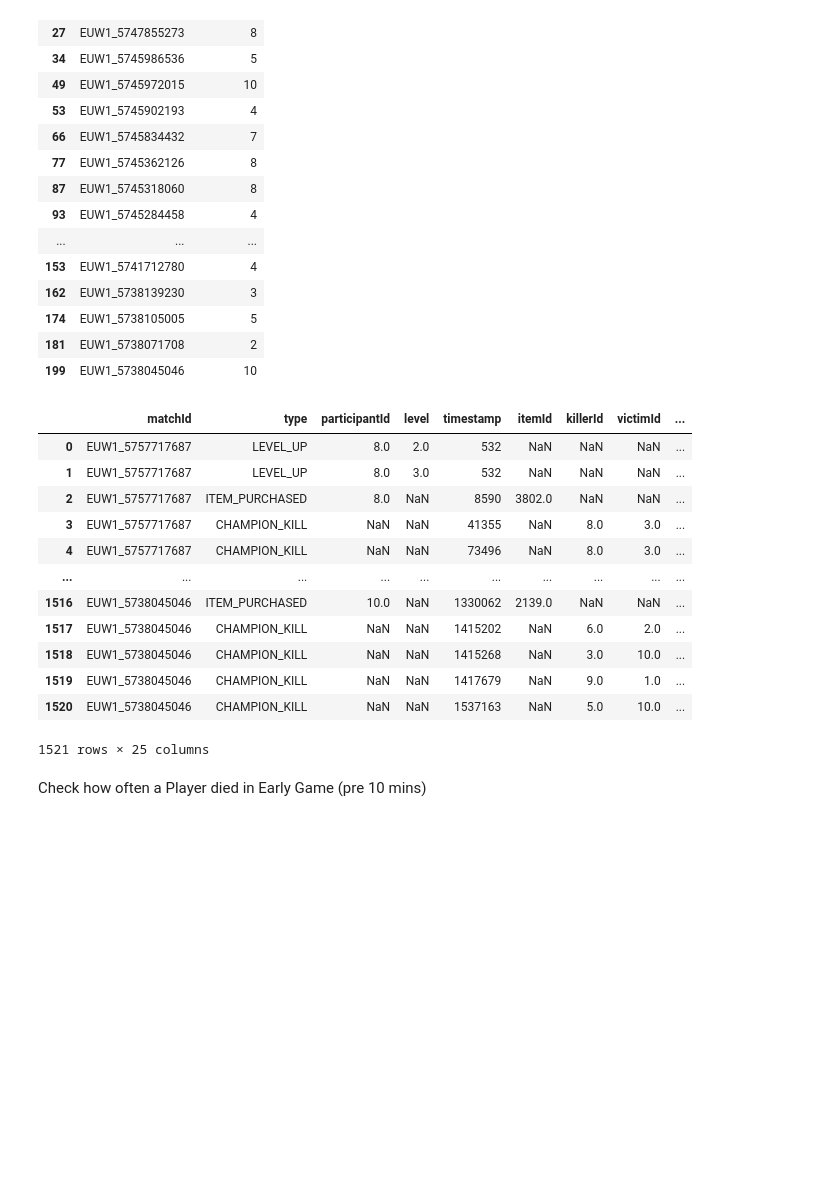
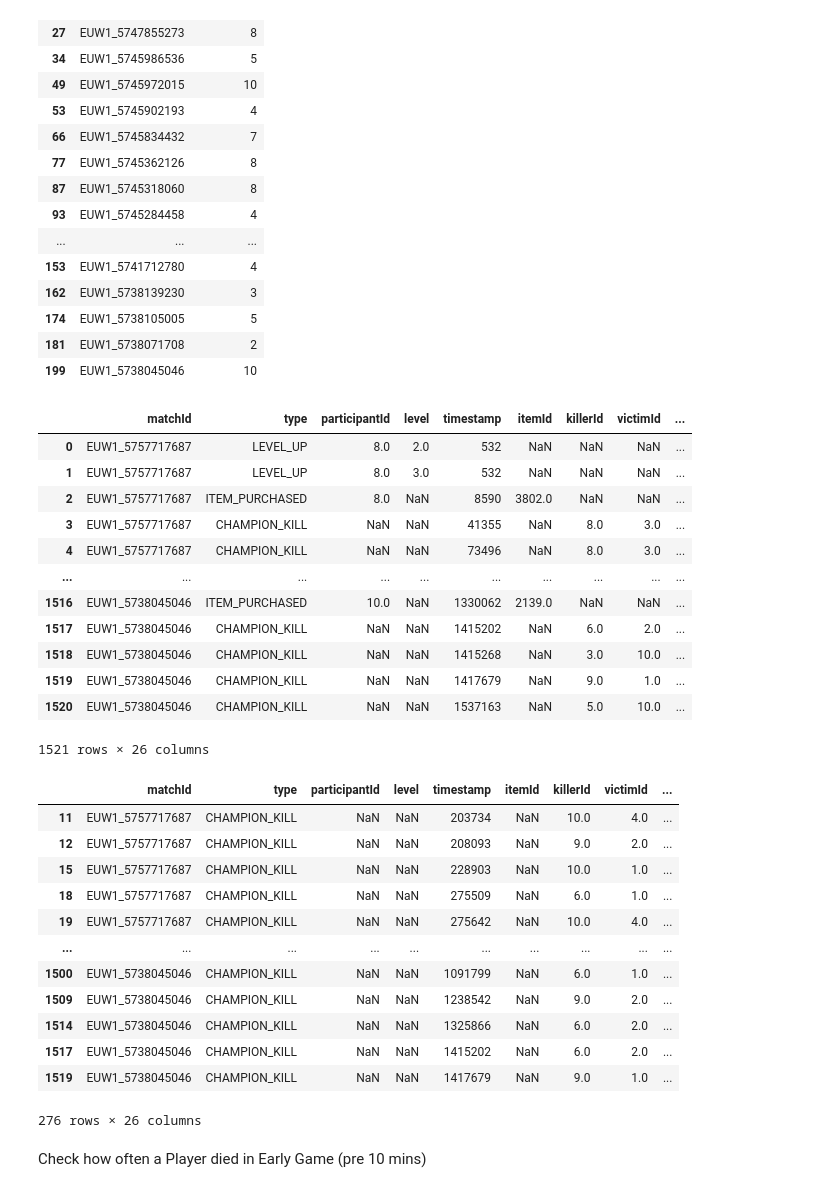
Before and after one commit to raz1x/Project_RiotAPI, a Jupyter notebook: riot.ipynb, the cells around one changed output. Cells and saved outputs as stored; diff of their text form; code cells hidden in the pictures; blank space fills up the shorter version.

Commit message:
add checkAssist method

```diff
--- a/riot.ipynb
+++ b/riot.ipynb
@@ -196,3 +170,5 @@ participantsDf.loc[(participantsDf["participant"] == 10) & (participantsDf["matc
+# %%
+matchTimelineDf["assistingParticipantIds"] = [ [] if x is np.NaN else x for x in matchTimelineDf["assistingParticipantIds"]]
 # %%
 def getSummonerName(row, type):
     matchId = row["matchId"]
@@ -255,5 +231,14 @@ def getChampionName(row, type):
     elif type == "assist":
         pass
         #todo
+
+def checkAssist(row, name):
+    matchId = row["matchId"]
+    if row["assistingParticipantIds"]:
+        assistingParticipants = row["assistingParticipantIds"]
+        for i in range(len(assistingParticipants)):
+            if participantsDf.loc[(participantsDf["participant"] == assistingParticipants[i]) & (participantsDf["matchId"] == matchId)]["summonerName"].values[0] == name:
+                return True
+    return False
 # %%
 # matchTimelineDf.apply(lambda row: getSummonerName(row, "participant"), axis=1)
@@ -279,6 +265,7 @@ matchTimelineDf["killerName"] = matchTimelineDf.apply(lambda row: getSummonerNam
 matchTimelineDf["killerChampion"] = matchTimelineDf.apply(lambda row: getChampionName(row, "killer"), axis=1)
 matchTimelineDf["victimName"] = matchTimelineDf.apply(lambda row: getSummonerName(row, "victim"), axis=1)
 matchTimelineDf["victimChampion"] = matchTimelineDf.apply(lambda row: getChampionName(row, "victim"), axis=1)
+matchTimelineDf["kelodyAssist"] = matchTimelineDf.apply(lambda row: checkAssist(row, "Kelody"), axis = 1)
 # %%
 matchTimelineDf
 # %% [output]
@@ -345,7 +332,23 @@ kelodyEventsDf
 | 1518 | EUW1_5738045046 | CHAMPION_KILL | NaN | NaN | 1415268 | NaN | 3.0 | 10.0 | ... |
 | 1519 | EUW1_5738045046 | CHAMPION_KILL | NaN | NaN | 1417679 | NaN | 9.0 | 1.0 | ... |
 | 1520 | EUW1_5738045046 | CHAMPION_KILL | NaN | NaN | 1537163 | NaN | 5.0 | 10.0 | ... |
-1521 rows × 25 columns
+1521 rows × 26 columns
+# %%
+kelodyEventsDf[kelodyEventsDf["kelodyAssist"] == True]
+# %% [output]
+|  | matchId | type | participantId | level | timestamp | itemId | killerId | victimId | ... |
+| 11 | EUW1_5757717687 | CHAMPION_KILL | NaN | NaN | 203734 | NaN | 10.0 | 4.0 | ... |
+| 12 | EUW1_5757717687 | CHAMPION_KILL | NaN | NaN | 208093 | NaN | 9.0 | 2.0 | ... |
+| 15 | EUW1_5757717687 | CHAMPION_KILL | NaN | NaN | 228903 | NaN | 10.0 | 1.0 | ... |
+| 18 | EUW1_5757717687 | CHAMPION_KILL | NaN | NaN | 275509 | NaN | 6.0 | 1.0 | ... |
+| 19 | EUW1_5757717687 | CHAMPION_KILL | NaN | NaN | 275642 | NaN | 10.0 | 4.0 | ... |
+| ... | ... | ... | ... | ... | ... | ... | ... | ... | ... |
+| 1500 | EUW1_5738045046 | CHAMPION_KILL | NaN | NaN | 1091799 | NaN | 6.0 | 1.0 | ... |
+| 1509 | EUW1_5738045046 | CHAMPION_KILL | NaN | NaN | 1238542 | NaN | 9.0 | 2.0 | ... |
+| 1514 | EUW1_5738045046 | CHAMPION_KILL | NaN | NaN | 1325866 | NaN | 6.0 | 2.0 | ... |
+| 1517 | EUW1_5738045046 | CHAMPION_KILL | NaN | NaN | 1415202 | NaN | 6.0 | 2.0 | ... |
+| 1519 | EUW1_5738045046 | CHAMPION_KILL | NaN | NaN | 1417679 | NaN | 9.0 | 1.0 | ... |
+276 rows × 26 columns
 # %% [markdown]
 Check how often a Player died in Early Game (pre 10 mins)
 # %%
```
Also changed, not shown: parts of 6 cells of this notebook.
